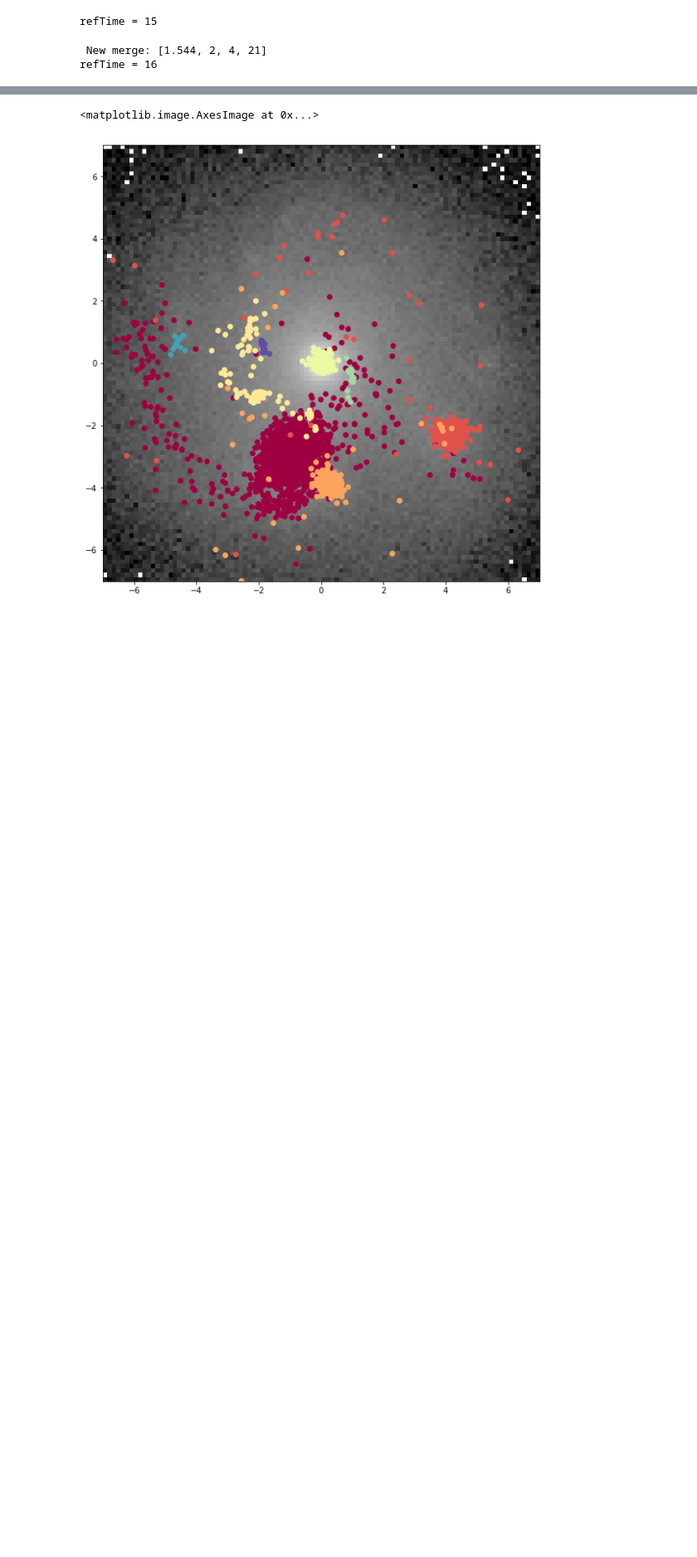
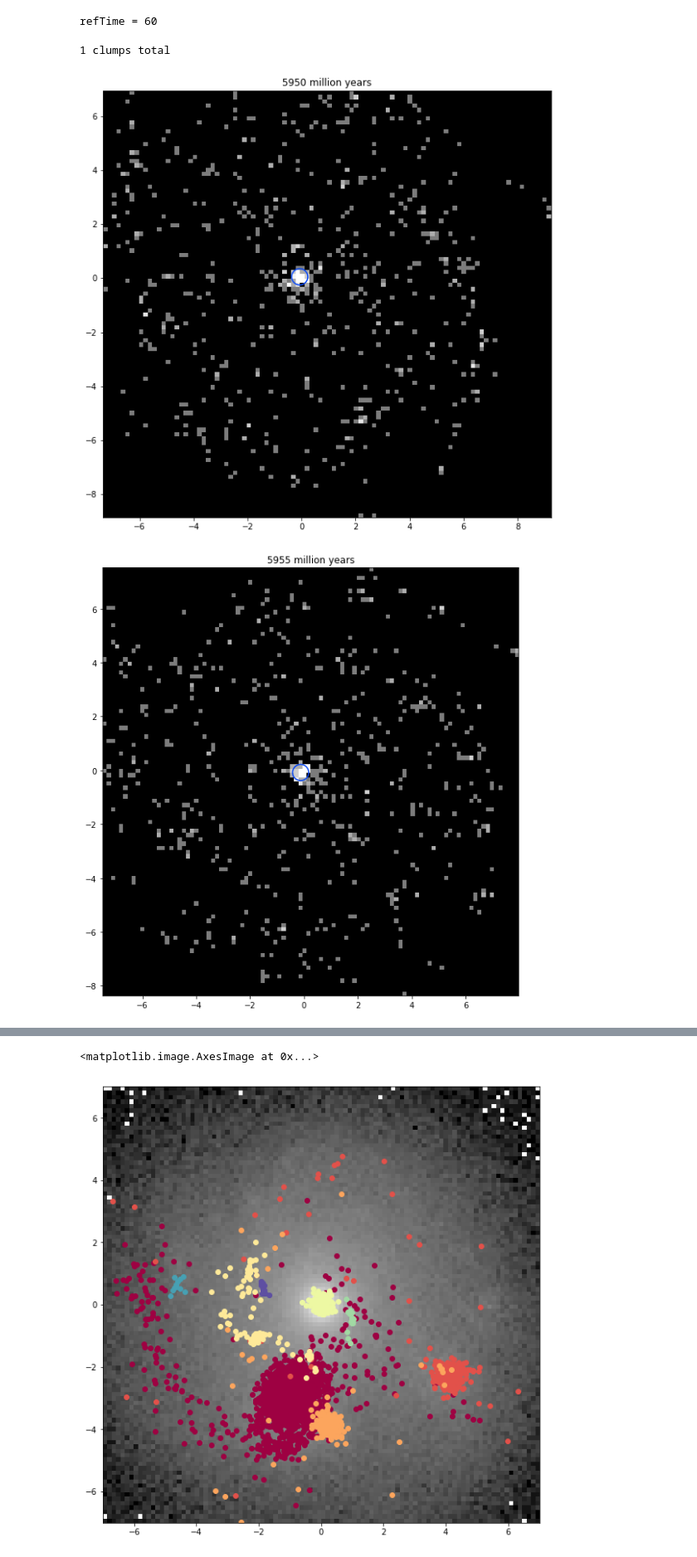
Before and after one commit to BethanyGarver/clumpy-star-formation, a Jupyter notebook: ClusterFinderPhotutils-checkpoint.ipynb, the cells around one changed output, grey strips where cells are left out. Shown at 83% size. Cells and saved outputs as stored; diff of their text form; code cells hidden in the pictures; blank space fills up the shorter version.

```diff
--- a/ClusterFinderPhotutils-checkpoint.ipynb
+++ b/ClusterFinderPhotutils-checkpoint.ipynb
@@ -196,25 +234,29 @@ index = np.linspace(0,len(txyz)-1,len(txyz))
 txyz.add_column(Table.Column(index),name='INDEX')
 rho = np.sqrt(txyz['XFORM']**2+txyz['YFORM']**2)
 txyz.add_column(rho,name='RHO')
-start = 1.5
+start = 5.95
 dt = 0.001
 clumps = []
 oldClumps = []
 merges = []
+mergemax = 0
 
-for refTime in range(15,41):
-    print('refTime = {}'.format(refTime))
+for refTime in range(60,61):
+    print('refTime = {0}'.format(refTime))
     # Read snapshot file
     snapshot = FitsRead(refTime)
+    snapshot['X'] = snapshot['X']-sum(snapshot['X']*snapshot['MS'])/sum(snapshot['MS'])
+    snapshot['Y'] = snapshot['Y']-sum(snapshot['Y']*snapshot['MS'])/sum(snapshot['MS'])
     r = np.sqrt(snapshot['X']**2+snapshot['Y']**2)
     theta = np.arctan2(snapshot['Y'],snapshot['X'])
     vth = -snapshot['VX']*np.sin(theta)+snapshot['VY']*np.cos(theta)
     snapshot.add_column(r,name='R')
     snapshot.add_column(vth,name='VTH')
+    snapshot2 = snapshot[(snapshot['R']<13)]
 
     # Interpolate vDisk as a function of rho
-    bins = int(np.max(r)/2.5)
-    medians,binEdges,binNumber = stats.binned_statistic(r,vth,'median',bins)
+    bins = 30
+    medians,binEdges,binNumber = stats.binned_statistic(snapshot2['R'],snapshot2['VTH'],'median',bins)
     edges = []
     for i in range(0,len(binEdges)-1):
         edges.append((binEdges[i]+binEdges[i+1])/2)
@@ -222,7 +264,7 @@ for refTime in range(15,41):
     medians[w] = 0
     vDisk = UnivariateSpline(edges,medians,~w)
 
-    while round(start*10)==refTime and start<4:
+    while round(start*10)==refTime and start<7:
         #Find stars that formed in time interval
         end = start+5*dt
         newStars = StarsInInterval(txyz,start,end)
@@ -235,51 +277,58 @@ for refTime in range(15,41):
         xrot,yrot = RotateBack(newStars['XFORM'],newStars['YFORM'],dtime,vcirc)
         newStars.add_column(xrot,name='XROT')
         newStars.add_column(yrot,name='YROT')
-        im, xedges, yedges  = np.histogram2d (-yrot,xrot,(50,50))
+        im, xedges, yedges  = np.histogram2d (-yrot,xrot,(100,100))
         dx = xedges[1]-xedges[0]
         dy = yedges[1]-yedges[0]
         extent = [yedges[0], yedges[-1], -xedges[-1], -xedges[0]]
 
         # Find peaks in density
         tbl = FindPeaks(im,2)
 
         if len(tbl)>0:
             # Combine clumps in the same place and make clump positions the mean x and y of stars in the clump
             peakPositions = (yedges[tbl['x_peak']]+dy/2, -xedges[tbl['y_peak']]-dx/2)
-            peaks = CombineClose(peakPositions)
-            xcoords,ycoords,peaks = MeanPeaks(newStars,peaks)
-            peaks = CombineClose(peaks)
-            xcoords,ycoords,positions = MeanPeaks(newStars,peaks)
+            peaks = CombineClose(peakPositions,True)
+            peaks = MeanPeaks(newStars,peaks)
+            peaks = CombineClose(peaks,False)
+            positions = MeanPeaks(newStars,peaks)
 
             # Track clumps through time
-            clumps,merges = TrackClumps(clumps,xcoords,ycoords,newStars,merges)
+            xcoords = positions[0]
+            ycoords = positions[1]
+            clumps,merges,mergemax = TrackClumps(clumps,xcoords,ycoords,newStars,merges,mergemax)
 
-            # Plot density plots with clumps
-            #apertures = phot.CircularAperture(peaks, r=0.3)
-            #norm = simple_norm(im, 'sqrt', percent=99.9)
-            #plt.figure(figsize=(10,10))
-            #plt.imshow(im, cmap='Greys_r', norm=norm, extent=extent)
-            #apertures.plot(color='#0547f9', lw=1.5)
-            #plt.title("{0} million years".format(int(start*1000)))
+            if start*200==round(start*200):
+                # Plot density plots with clumps
+                apertures = phot.CircularAperture(peaks, r=0.3)
+                norm = simple_norm(im, 'sqrt', percent=99.9)
+                plt.figure(figsize=(10,10))
+                plt.imshow(im, cmap='Greys_r', norm=norm, extent=extent)
+                apertures.plot(color='#0547f9', lw=1.5)
+                plt.title("{0} million years".format(int(start*1000)))
 
         start = round(start+dt,3)
     newClumps = []
     for clump in clumps:
-        if clump[len(clump)-1][0] > start-5*dt or clump == clumps[len(clumps)-1]:
+        if clump[0]==1 or clump[len(clump)-1][0] > start-5*dt or clump == clumps[len(clumps)-1]:
             newClumps.append(clump)
         else:
             oldClumps.append(clump)
     clumps = newClumps
 clumps = oldClumps+clumps
 order = []
 for clump in clumps:
     order.append(clump[0])
 ordered = list(np.zeros(len(clumps)))
 for i,clump in zip(order,clumps):
     ordered[i-1] = clump
-clumps = ordered
+clumps = []
+for clump in ordered:
+    if len(clump)>26:
+        clumps.append(clump)
 print('{0} clumps total'.format(len(clumps)))
 # %% [output]
-refTime = 15
+refTime = 60
- New merge: [1.544, 2, 4, 21]
-refTime = 16
+1 clumps total
+[figure, added]
+[figure, added]
```
Also changed, not shown: parts of 13 cells of this notebook, 1 other file.
